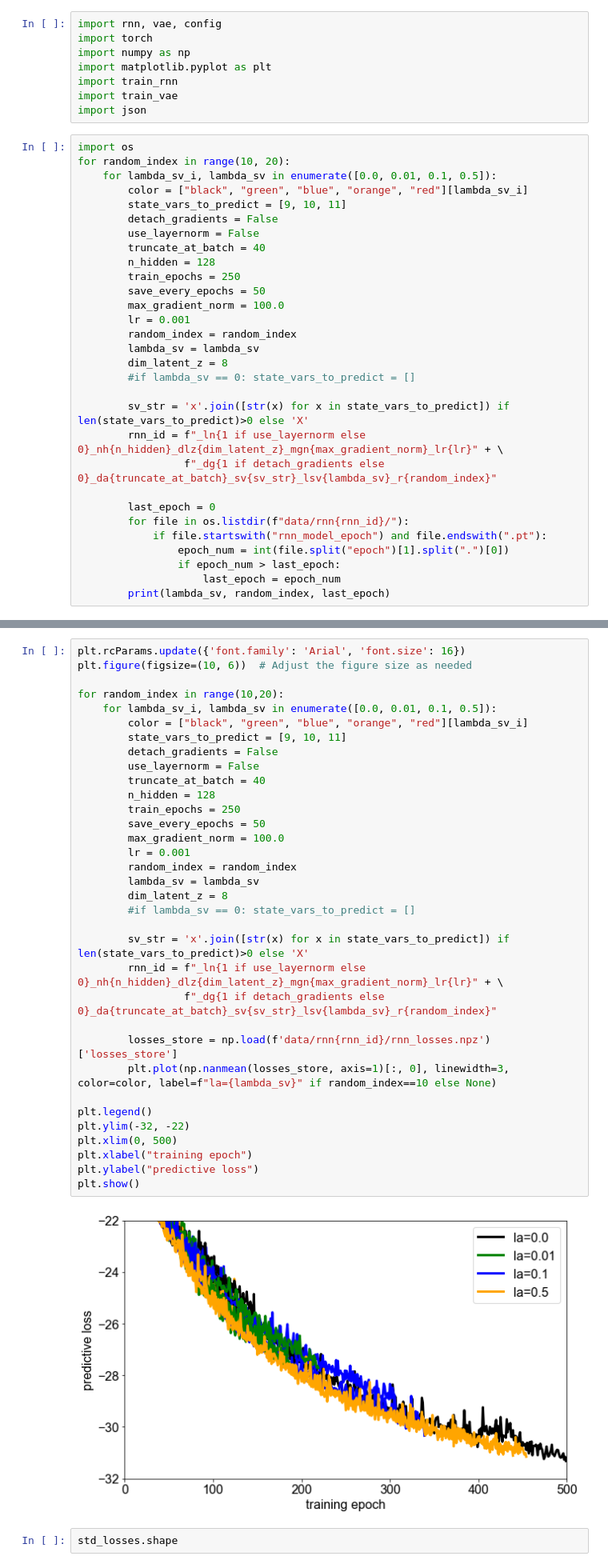
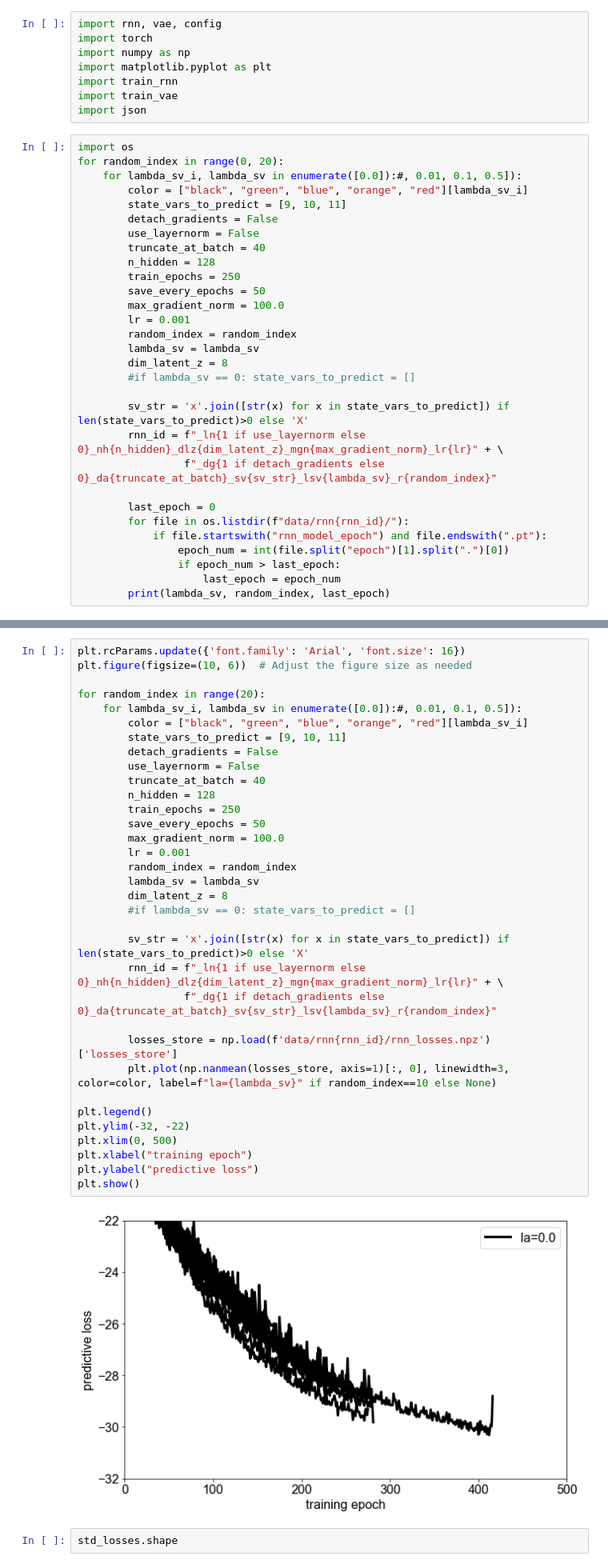
Before and after one commit to azaho/flappydream, a Jupyter notebook: testing.ipynb, the cells around one changed output, grey strips where cells are left out. Shown at 80% size. Saved outputs shown, nothing was run; the diff lists cells and outputs as text.

```diff
--- a/testing.ipynb
+++ b/testing.ipynb
@@ -8,8 +8,8 @@ import train_vae
 import json
 # %%
 import os
-for random_index in range(10, 20):
-    for lambda_sv_i, lambda_sv in enumerate([0.0, 0.01, 0.1, 0.5]):
+for random_index in range(0, 20):
+    for lambda_sv_i, lambda_sv in enumerate([0.0]):#, 0.01, 0.1, 0.5]):
         color = ["black", "green", "blue", "orange", "red"][lambda_sv_i]
         state_vars_to_predict = [9, 10, 11]
         detach_gradients = False
@@ -89,38 +92,38 @@ plt.show()
 plt.rcParams.update({'font.family': 'Arial', 'font.size': 16})
 plt.figure(figsize=(10, 6))  # Adjust the figure size as needed
 
-for random_index in range(10,20):
-    for lambda_sv_i, lambda_sv in enumerate([0.0, 0.01, 0.1, 0.5]):
+for random_index in range(20):
+    for lambda_sv_i, lambda_sv in enumerate([0.0]):#, 0.01, 0.1, 0.5]):
         color = ["black", "green", "blue", "orange", "red"][lambda_sv_i]
         state_vars_to_predict = [9, 10, 11]
         detach_gradients = False
         use_layernorm = False
         truncate_at_batch = 40
         n_hidden = 128
         train_epochs = 250
         save_every_epochs = 50
         max_gradient_norm = 100.0
         lr = 0.001
         random_index = random_index
         lambda_sv = lambda_sv
         dim_latent_z = 8
         #if lambda_sv == 0: state_vars_to_predict = []
 
         sv_str = 'x'.join([str(x) for x in state_vars_to_predict]) if len(state_vars_to_predict)>0 else 'X'
         rnn_id = f"_ln{1 if use_layernorm else 0}_nh{n_hidden}_dlz{dim_latent_z}_mgn{max_gradient_norm}_lr{lr}" + \
                  f"_dg{1 if detach_gradients else 0}_da{truncate_at_batch}_sv{sv_str}_lsv{lambda_sv}_r{random_index}"
 
         losses_store = np.load(f'data/rnn{rnn_id}/rnn_losses.npz')['losses_store']
         plt.plot(np.nanmean(losses_store, axis=1)[:, 0], linewidth=3, color=color, label=f"la={lambda_sv}" if random_index==10 else None)
 
 plt.legend()
 plt.ylim(-32, -22)
 plt.xlim(0, 500)
 plt.xlabel("training epoch")
 plt.ylabel("predictive loss")
 plt.show()
 # %% [output]
-[figure, old version]
+[figure, new version]
 # %%
 std_losses.shape
 # %% [output]
```
Also changed, not shown: parts of 1 cell of this notebook, 1 other file.
